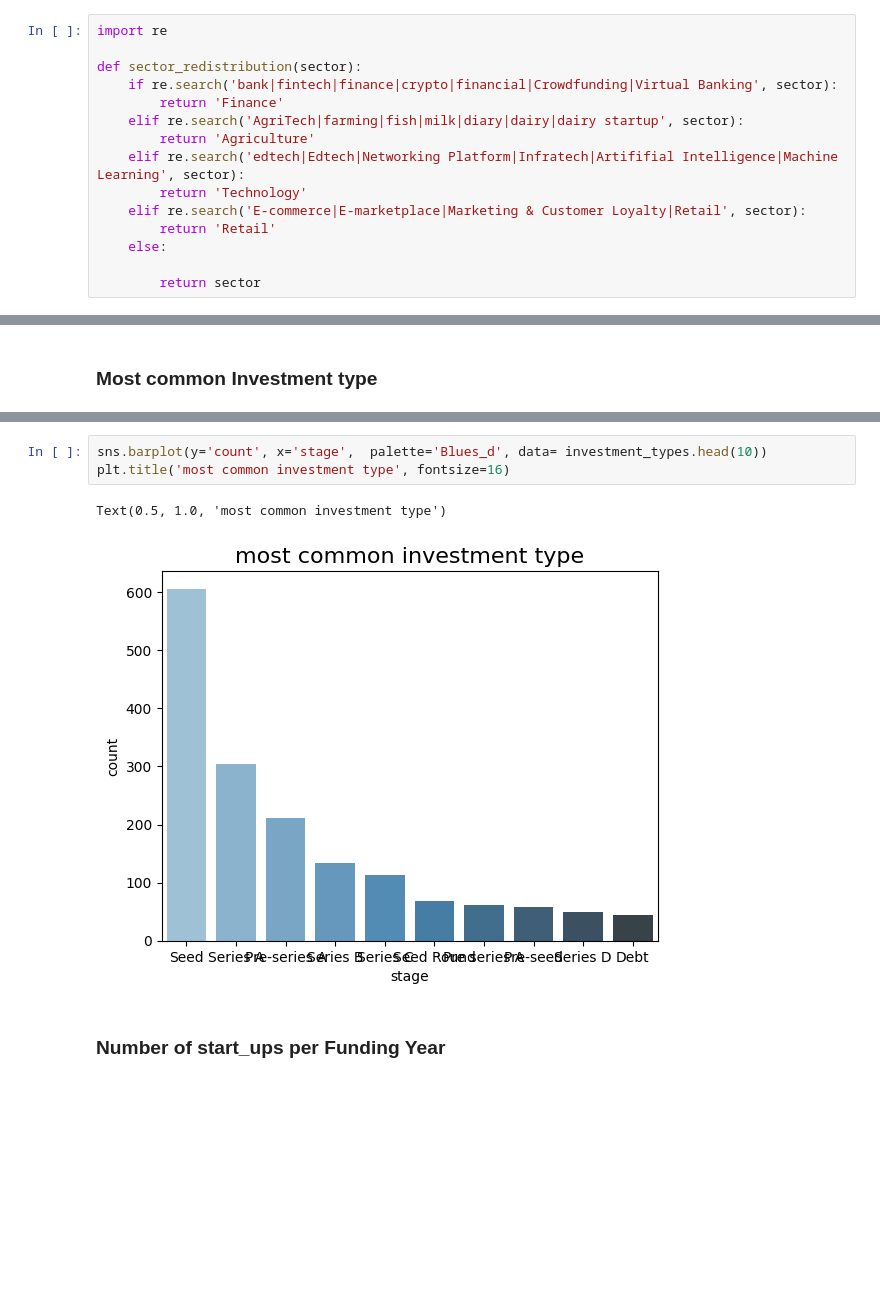
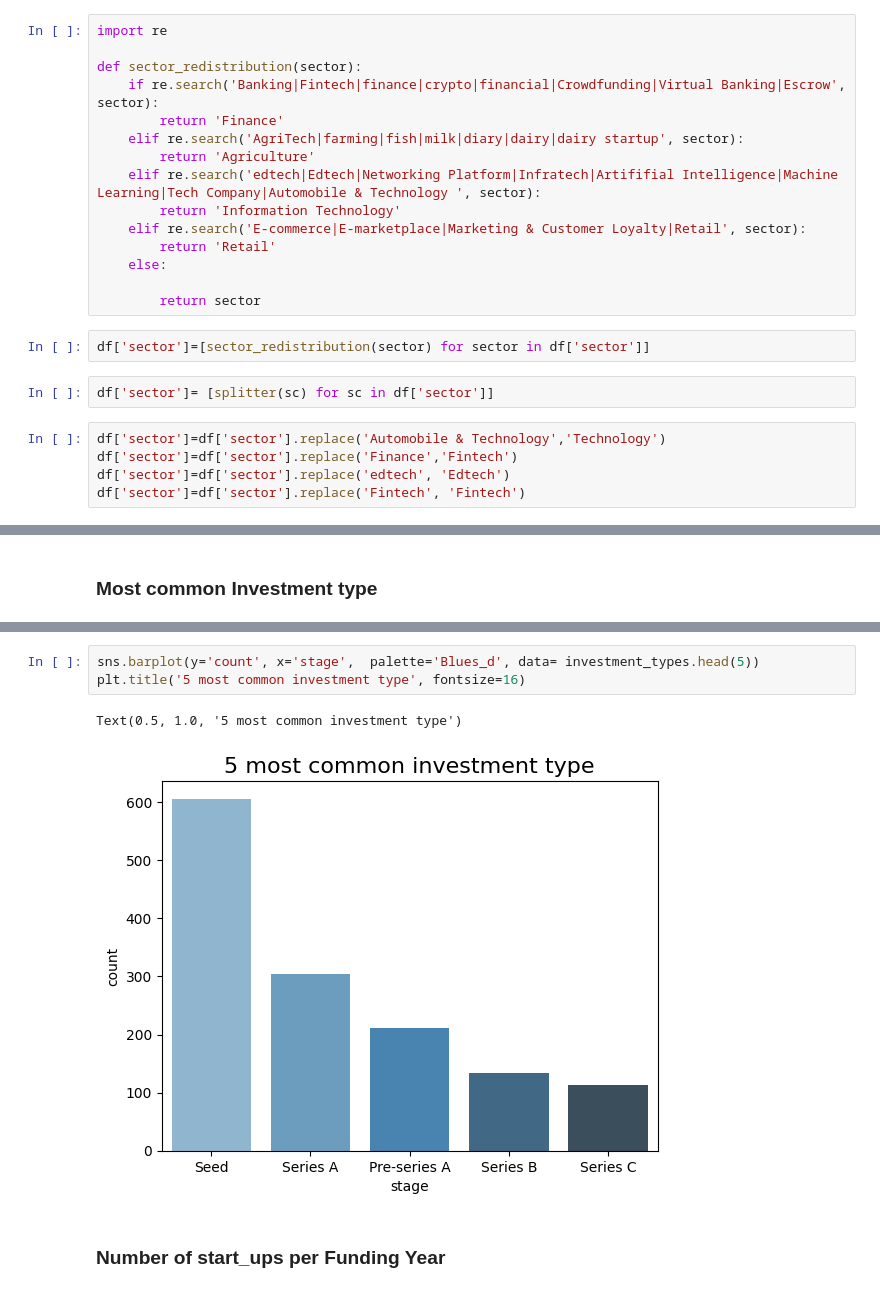
Before and after one commit to iakwatia/Data-Analysis-Project, a Jupyter notebook: Indian_startup.ipynb, the cells around one changed output, grey strips where cells are left out. Cells and saved outputs as stored; diff of their text form; blank space fills up the shorter version.

```diff
--- a/Indian_startup.ipynb
+++ b/Indian_startup.ipynb
@@ -645,17 +634,26 @@ cat = ['Finance & FinTech' if 'bank' in str(a).lower() or 'trading' in str(a).lo
 import re
 
 def sector_redistribution(sector):
-    if re.search('bank|fintech|finance|crypto|financial|Crowdfunding|Virtual Banking', sector):
+    if re.search('Banking|Fintech|finance|crypto|financial|Crowdfunding|Virtual Banking|Escrow', sector):
         return 'Finance'
     elif re.search('AgriTech|farming|fish|milk|diary|dairy|dairy startup', sector):
         return 'Agriculture'
-    elif re.search('edtech|Edtech|Networking Platform|Infratech|Artififial Intelligence|Machine Learning', sector):
-        return 'Technology'
+    elif re.search('edtech|Edtech|Networking Platform|Infratech|Artififial Intelligence|Machine Learning|Tech Company|Automobile & Technology ', sector):
+        return 'Information Technology'
     elif re.search('E-commerce|E-marketplace|Marketing & Customer Loyalty|Retail', sector):
         return 'Retail'
     else:
 
         return sector
+# %%
+df['sector']=[sector_redistribution(sector) for sector in df['sector']]
+# %%
+df['sector']= [splitter(sc) for sc in df['sector']]
+# %%
+df['sector']=df['sector'].replace('Automobile & Technology','Technology')
+df['sector']=df['sector'].replace('Finance','Fintech')
+df['sector']=df['sector'].replace('edtech', 'Edtech')
+df['sector']=df['sector'].replace('Fintech', 'Fintech')
 # %%
 df['sector']
 # %% [output]
@@ -840,9 +833,9 @@ investment_types.head(10)
 # %%
-sns.barplot(y='count', x='stage',  palette='Blues_d', data= investment_types.head(10))
-plt.title('most common investment type', fontsize=16)
+sns.barplot(y='count', x='stage',  palette='Blues_d', data= investment_types.head(5))
+plt.title('5 most common investment type', fontsize=16)
 # %% [output]
-Text(0.5, 1.0, 'most common investment type')
+Text(0.5, 1.0, '5 most common investment type')
-[figure, old version]
+[figure, new version]
 # %% [markdown]
 ### Number of start_ups per Funding Year
 # %%
```
Also changed, not shown: parts of 27 cells of this notebook, 3 other files.
